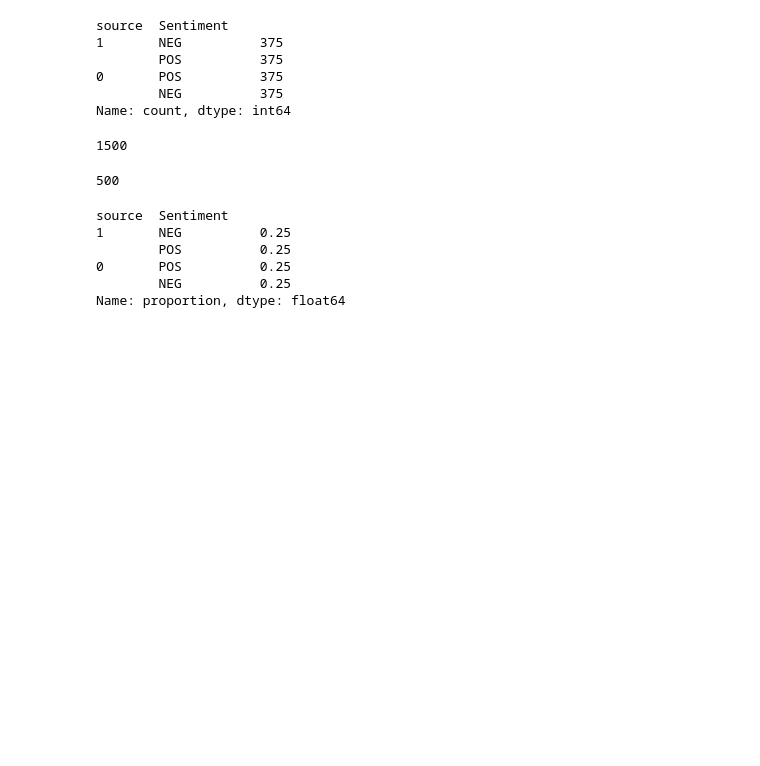
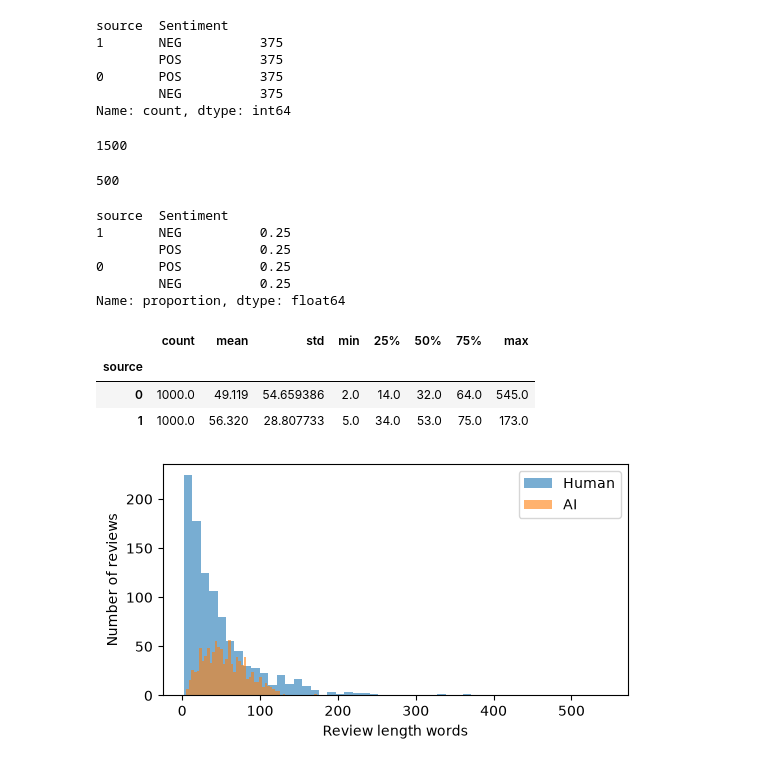
Before and after one commit to Li-Wei-Pan/Fake-Hotel-Reviews-Detection, a Jupyter notebook: preprocessing.ipynb, the cells around one changed output. Drawn from its saved outputs; the diff is of its cells as text; code cells hidden in the pictures; blank space fills up the shorter version.

```diff
--- a/preprocessing.ipynb
+++ b/preprocessing.ipynb
@@ -113,3 +127,22 @@ Name: proportion, dtype: float64
 # save the splits
 train_df.to_csv('train.csv', index = False)
 test_df.to_csv('test.csv', index = False)
+# %%
+english_df['n_words'] = english_df['Combined_Review'].str.split().str.len()
+
+english_df.groupby('source')['n_words'].describe()
+# %% [output]
+|  | count | mean | std | min | 25% | 50% | 75% | max |
+| source |  |  |  |  |  |  |  |  |
+| 0 | 1000.0 | 49.119 | 54.659386 | 2.0 | 14.0 | 32.0 | 64.0 | 545.0 |
+| 1 | 1000.0 | 56.320 | 28.807733 | 5.0 | 34.0 | 53.0 | 75.0 | 173.0 |
+# %%
+fig, ax = plt.subplots(figsize = (6,3))
+for label, name in [(0, 'Human'), (1, 'AI')]:
+    ax.hist(english_df.loc[english_df['source'] == label, 'n_words'], bins = 50, alpha = 0.6, label = name)
+ax.set_xlabel('Review length words')
+ax.set_ylabel('Number of reviews')
+ax.legend()
+plt.savefig("Review_length.pdf", bbox_inches = 'tight')
+# %% [output]
+[figure, added]
```
Also changed, not shown: parts of 5 cells of this notebook, 18 other files.
